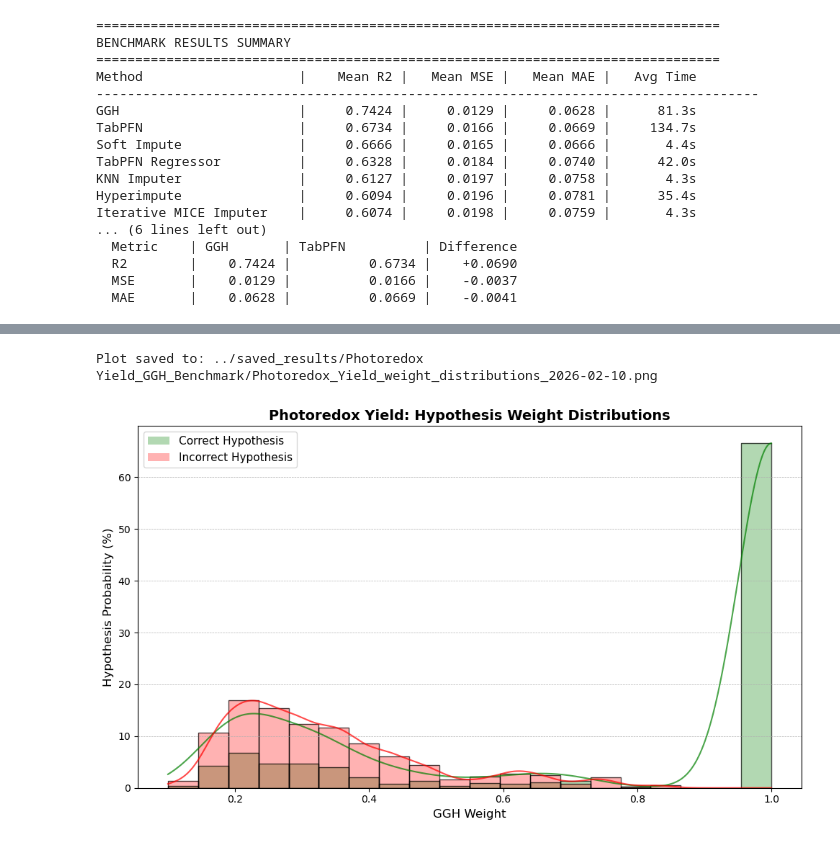
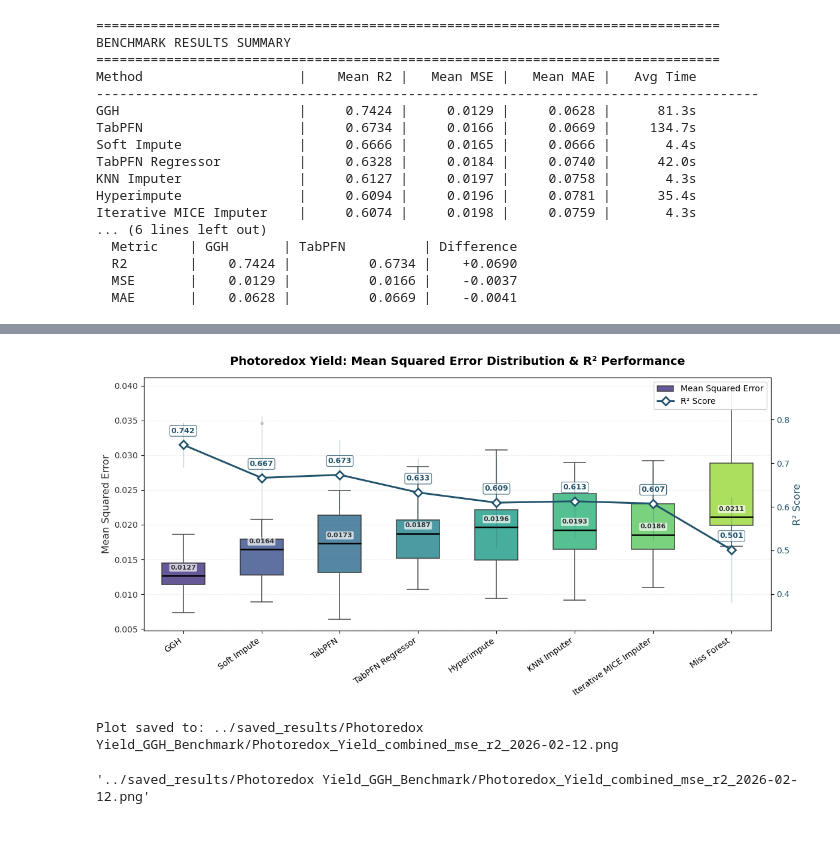
Before and after one commit to PauloNeves-Git/gradient_guided_hypotheses, a Jupyter notebook: notebooks/Photoredox_Benchmark_v2.ipynb, the cells around one changed output, grey strips where cells are left out. Saved outputs shown, nothing was run; the diff lists cells and outputs as text; code cells hidden in the pictures.

```diff
--- a/notebooks/Photoredox_Benchmark_v2.ipynb
+++ b/notebooks/Photoredox_Benchmark_v2.ipynb
@@ -402,20 +396,11 @@ discrete selection counts, we show the continuous weight values assigned to each
-# %%
-# =============================================================================
-# WEIGHT DISTRIBUTION: Correct vs Incorrect Hypotheses
-# =============================================================================
-from GGH_2.benchmark_viz import plot_weight_distributions
-
-# Run GGH on a single r_state to get weights for visualization
-r_state_viz = valid_r_states[0]
-set_to_deterministic(r_state_viz)
-DO_viz = DataOperator(data_path, inpt_vars, target_vars, miss_vars, hypothesis,
-                      PARTIAL_PERC, r_state_viz, device=DEVICE)
-
-ggh_weights_viz, _, _, _ = run_ggh_soft_refinement(DO_viz, r_state_viz, GGH_CONFIG)
-
-plot_weight_distributions(ggh_weights_viz, DO_viz,
-                          dataset_name='Photoredox Yield',
-                          results_path=results_path)
-# %% [output]
-Plot saved to: ../saved_results/Photoredox Yield_GGH_Benchmark/Photoredox_Yield_weight_distributions_2026-02-10.png
-[figure, removed]
+# %%
+# =============================================================================
+# COMBINED VISUALIZATION: MSE Boxplots + R² Line Overlay
+# =============================================================================
+from GGH_2.benchmark_viz import plot_combined_mse_r2
+
+plot_combined_mse_r2(results_mse, results_r2, "Photoredox Yield", results_path)
+# %% [output]
+[figure, added]
+Plot saved to: ../saved_results/Photoredox Yield_GGH_Benchmark/Photoredox_Yield_combined_mse_r2_2026-02-12.png
+'../saved_results/Photoredox Yield_GGH_Benchmark/Photoredox_Yield_combined_mse_r2_2026-02-12.png'
```
Also changed, not shown: parts of 3 cells of this notebook, 39 other files.
